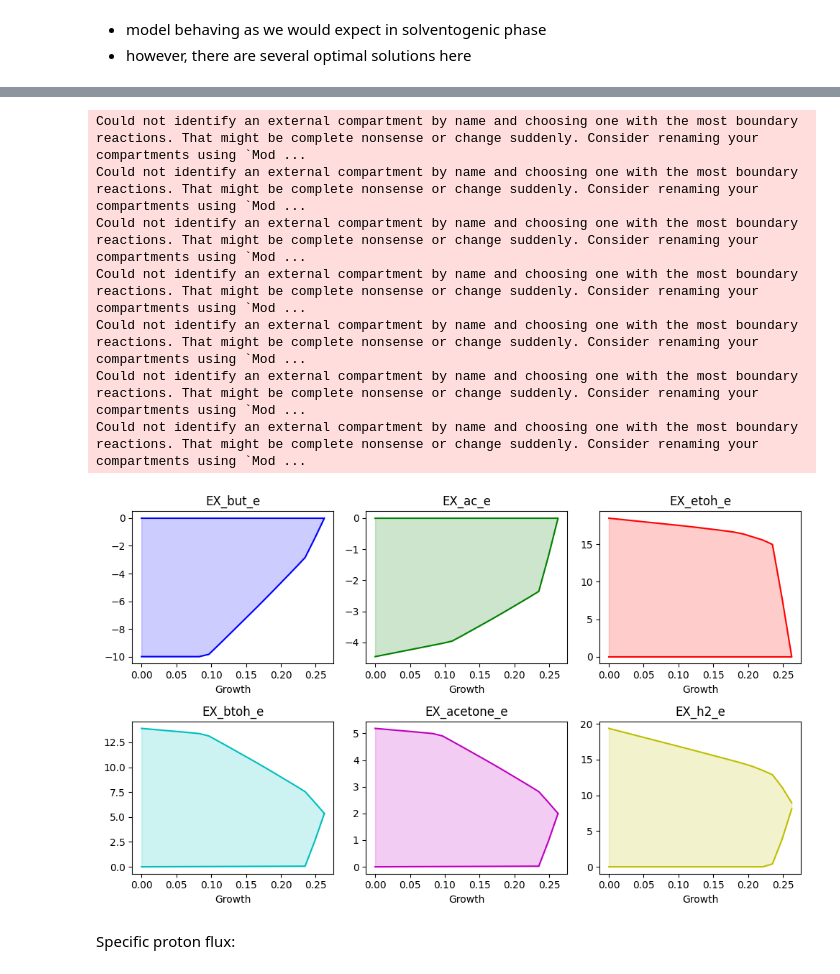
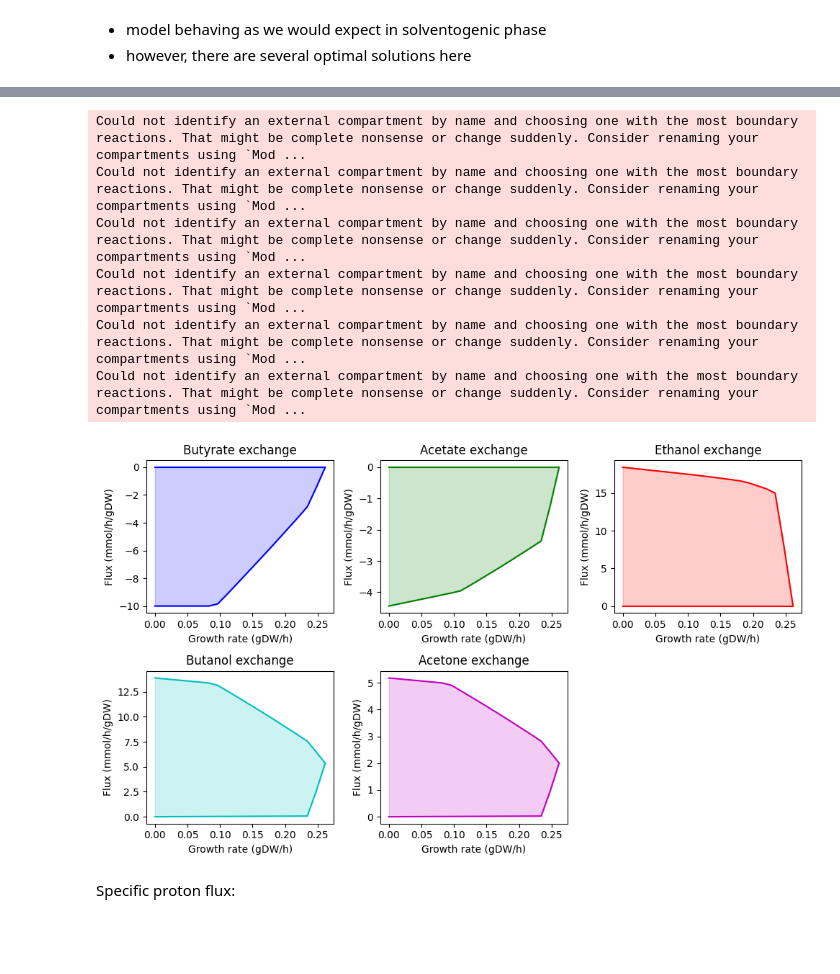
Before and after one commit to andreastallvik/BIOTBT3900, a Jupyter notebook: community_modelling/CBP_butanol/nj4_sim.ipynb, the cells around one changed output, grey strips where cells are left out. Saved outputs shown, nothing was run; the diff lists cells and outputs as text; code cells hidden in the pictures; blank space fills up the shorter version.

Commit message:
fixed up figures

```diff
--- a/community_modelling/CBP_butanol/nj4_sim.ipynb
+++ b/community_modelling/CBP_butanol/nj4_sim.ipynb
@@ -277,9 +277,9 @@ Name: fluxes, dtype: float64
 # %%
 from utils import static_sim
 
-prod_reactions = ["EX_but_e", "EX_ac_e", "EX_etoh_e", "EX_btoh_e", "EX_acetone_e", "EX_h2_e"]
+prod_reactions = ["EX_but_e", "EX_ac_e", "EX_etoh_e", "EX_btoh_e", "EX_acetone_e"]
 
-static_sim.plot_flux_envelopes(nj4_acido, medium=medium, reactions=prod_reactions)
+static_sim.plot_flux_envelopes(nj4_acido, medium=medium, reactions=prod_reactions, common_names=True)
 
 # import matplotlib.pyplot as plt
 # plt.savefig("figures/nj4_acidogenic.svg", format="svg")
@@ -295,17 +294,16 @@ Could not identify an external compartment by name and choosing one with the mos
 # %%
-static_sim.plot_flux_envelopes(nj4_solvento, medium=solvento_medium, reactions=prod_reactions)
+static_sim.plot_flux_envelopes(nj4_solvento, medium=solvento_medium, reactions=prod_reactions, common_names=True)
 
 # import matplotlib.pyplot as plt
 # plt.savefig("figures/nj4_solventogenesis.svg", format="svg")
 # %% [output]
 Could not identify an external compartment by name and choosing one with the most boundary reactions. That might be complete nonsense or change suddenly. Consider renaming your compartments using `Mod ...
 Could not identify an external compartment by name and choosing one with the most boundary reactions. That might be complete nonsense or change suddenly. Consider renaming your compartments using `Mod ...
 Could not identify an external compartment by name and choosing one with the most boundary reactions. That might be complete nonsense or change suddenly. Consider renaming your compartments using `Mod ...
 Could not identify an external compartment by name and choosing one with the most boundary reactions. That might be complete nonsense or change suddenly. Consider renaming your compartments using `Mod ...
 Could not identify an external compartment by name and choosing one with the most boundary reactions. That might be complete nonsense or change suddenly. Consider renaming your compartments using `Mod ...
 Could not identify an external compartment by name and choosing one with the most boundary reactions. That might be complete nonsense or change suddenly. Consider renaming your compartments using `Mod ...
-Could not identify an external compartment by name and choosing one with the most boundary reactions. That might be complete nonsense or change suddenly. Consider renaming your compartments using `Mod ...
-[figure, old version]
+[figure, new version]
 # %% [markdown]
 Specific proton flux:
 # %%
```
Also changed, not shown: parts of 8 cells of this notebook, 17 other files.
